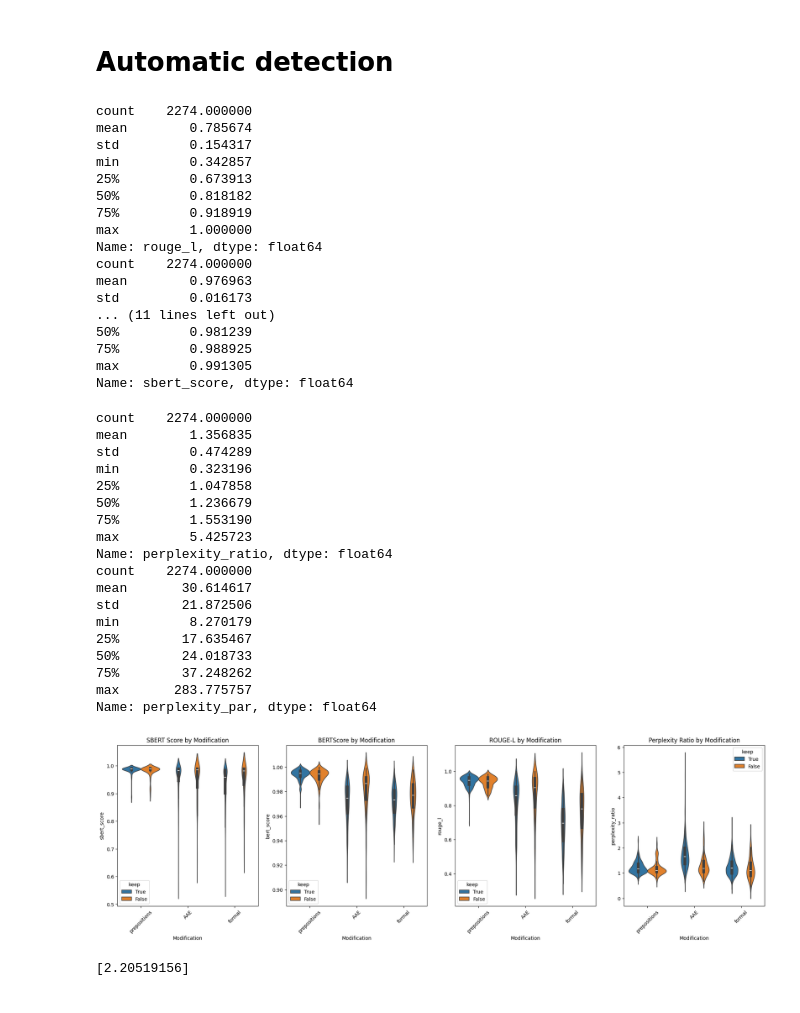
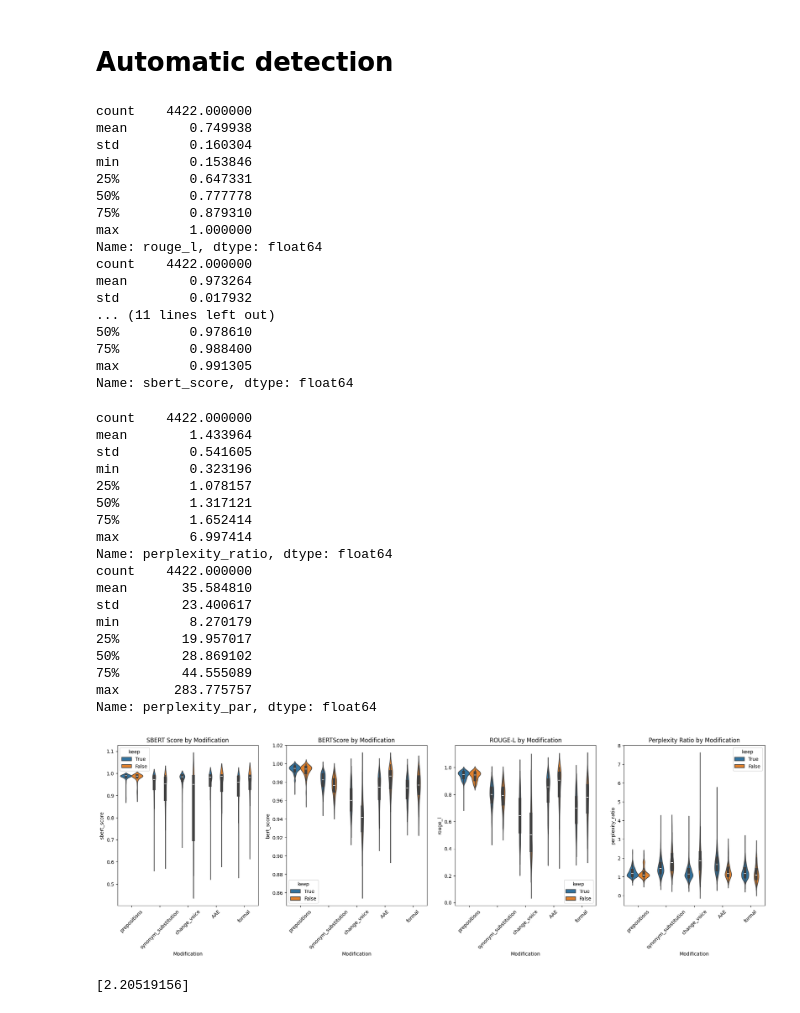
Before and after one commit to bekahma/augment_framework, a Jupyter notebook: notebooks/annotation_analysis.ipynb, the cells around one changed output. Drawn from its saved outputs; the diff is of its cells as text; code cells hidden in the pictures.

```diff
--- a/notebooks/annotation_analysis.ipynb
+++ b/notebooks/annotation_analysis.ipynb
@@ -16,7 +16,7 @@ nlp = spacy.load("en_core_web_sm")
 stemmer = PorterStemmer()
 # %%
 #Config
-modifications=['prepositions', 'AAE', 'formal']
+modifications=['prepositions', 'synonym_substitution', 'change_voice', 'AAE', 'formal']
 models=['chatgpt', "deepseek"]
 # %% [markdown]
 # Data importation
@@ -49,8 +53,8 @@ def safe_eval(val):
         return np.nan  # or [] for robustness
 # %%
 #Cleaning
-all_annotated_df['keep']=all_annotated_df['keep'].astype(bool)
-all_annotated["keep"]=all_annotated["keep"].map({'y': True, 'n':False, True:True, False:False})
+all_annotated_df["keep"]=all_annotated_df["keep"].map({'y': True, 'n':False, True:True, False:False})
+all_annotated_df["keep"]=all_annotated_df["keep"].astype(bool)
 all_annotated_df["wrong_added"]=all_annotated_df["wrong_added"].apply(safe_eval)
 all_annotated_df["wrong_removed"]=all_annotated_df["wrong_removed"].apply(safe_eval)
 all_annotated_df["proba_par"]=all_annotated_df["proba_par"].apply(lambda x : round(x,2))
@@ -138,28 +141,27 @@ Meaning Errors (\%) & 0.0 & 2.3 & 2.3 & 7.6 & 11.4 & 34.9 \\
 # %%
 #Filtering out sentences with no modification and no annotation
 all_annotated_df=all_annotated_df[all_annotated_df.nb_modif!=0]
-all_annotated_df=all_annotated_df[all_annotated_df.keep.notna()]
 # %%
 #Similarity metrics analysis
 print(all_annotated_df.rouge_l.describe())
 print(all_annotated_df.bert_score.describe())
 print(all_annotated_df.sbert_score.describe())
 # %% [output]
-count    2274.000000
-mean        0.785674
-std         0.154317
-min         0.342857
-25%         0.673913
-50%         0.818182
-75%         0.918919
+count    4422.000000
+mean        0.749938
+std         0.160304
+min         0.153846
+25%         0.647331
+50%         0.777778
+75%         0.879310
 max         1.000000
 Name: rouge_l, dtype: float64
-count    2274.000000
-mean        0.976963
-std         0.016173
+count    4422.000000
+mean        0.973264
+std         0.017932
 ... (11 lines left out)
-50%         0.981239
-75%         0.988925
+50%         0.978610
+75%         0.988400
 max         0.991305
 Name: sbert_score, dtype: float64
 # %%
@@ -168,46 +170,45 @@ all_annotated_df["perplexity_ratio"]=all_annotated_df["perplexity_par"]/all_anno
 print(all_annotated_df.perplexity_ratio.describe())
 print(all_annotated_df.perplexity_par.describe())
 # %% [output]
-count    2274.000000
-mean        1.356835
-std         0.474289
+count    4422.000000
+mean        1.433964
+std         0.541605
 min         0.323196
-25%         1.047858
-50%         1.236679
-75%         1.553190
-max         5.425723
+25%         1.078157
+50%         1.317121
+75%         1.652414
+max         6.997414
 Name: perplexity_ratio, dtype: float64
-count    2274.000000
-mean       30.614617
-std        21.872506
+count    4422.000000
+mean       35.584810
+std        23.400617
 min         8.270179
-25%        17.635467
-50%        24.018733
-75%        37.248262
+25%        19.957017
+50%        28.869102
+75%        44.555089
 max       283.775757
 Name: perplexity_par, dtype: float64
 # %%
 score_columns = ['sbert_score', 'bert_score', 'rouge_l', 'perplexity_ratio']
 titles = ['SBERT Score', 'BERTScore', 'ROUGE-L', "Perplexity Ratio"]
-fig, axes = plt.subplots(1, 4, figsize=(24, 6), sharey=False)
+fig, axes = plt.subplots(1, 4, figsize=(24, 6))
 
 for ax, score_col, title in zip(axes, score_columns, titles):
     sns.violinplot(
             data=all_annotated_df,
             x='modification',
             y=score_col,
             hue='keep',
             dodge=True,
-            inner='box',
             hue_order=[True, False],
             ax=ax
         )
     ax.set_title(f'{title} by Modification')
     ax.set_xlabel('Modification')
     ax.set_ylabel(score_col)
     ax.tick_params(axis='x', rotation=45)
 # %% [output]
-[figure, old version]
+[figure, new version]
 # %%
 #Checking for thresholds
 q=all_annotated_df[["perplexity_ratio"]].quantile(0.95).values
```
Also changed, not shown: parts of 3 cells of this notebook, 1 other file.
